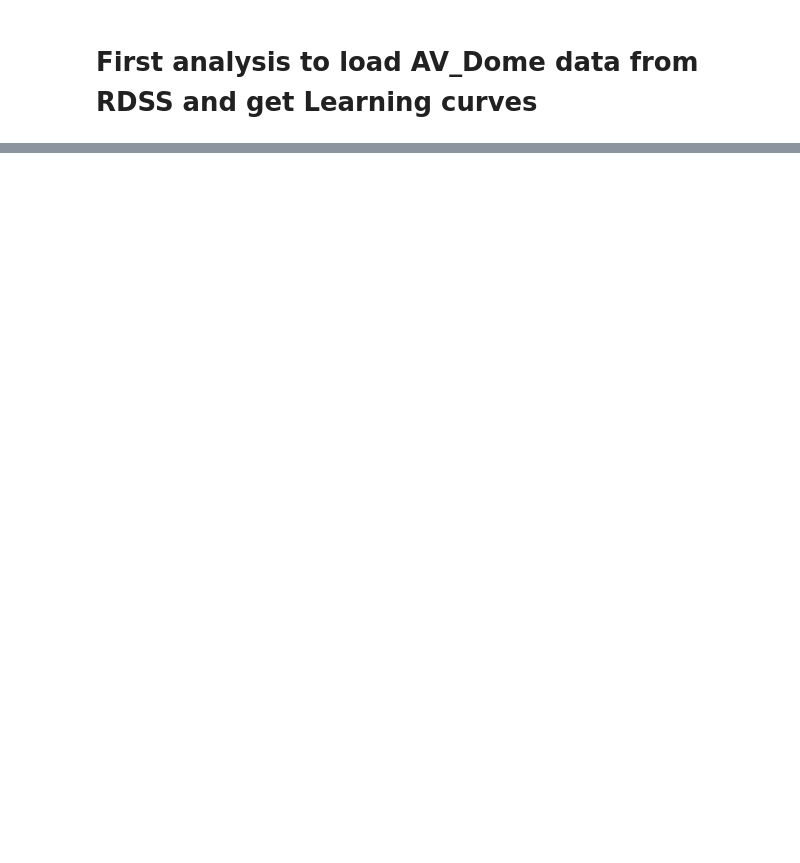
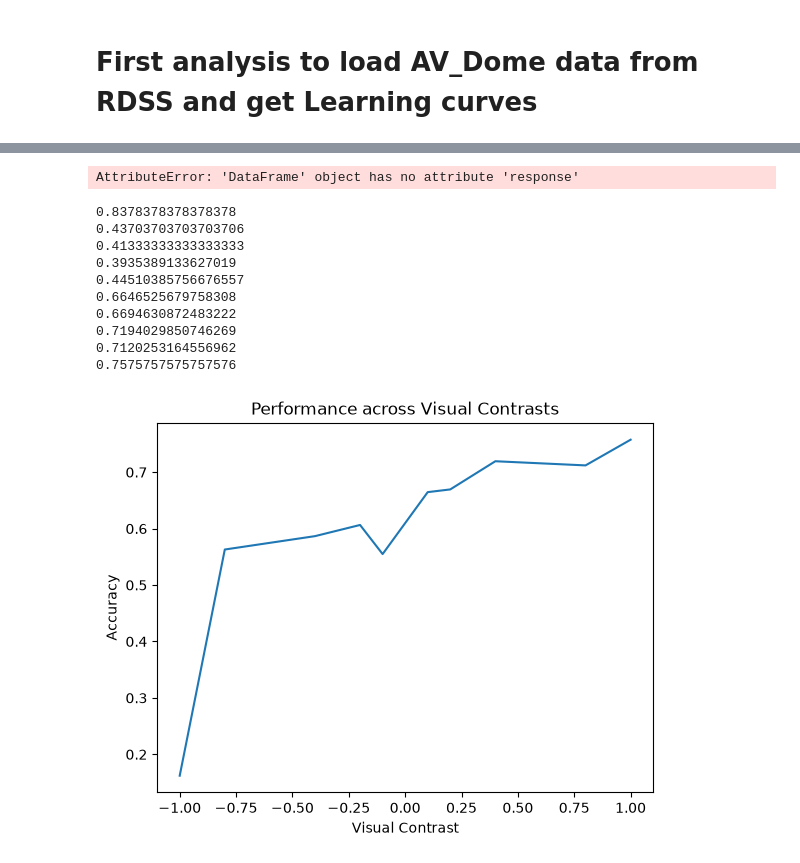
Before and after one commit to ucl-open/av-dome, a Jupyter notebook: analysis/analysis.ipynb, the cells around one changed output, grey strips where cells are left out. Drawn from its saved outputs; the diff is of its cells as text; code cells hidden in the pictures; blank space fills up the shorter version.

```diff
--- a/analysis/analysis.ipynb
+++ b/analysis/analysis.ipynb
@@ -208,0 +61,50 @@ df
+# %%
+# This is where loading is done and anayysis can start...
+
+overall_df = df.copy()
+
+# Current results output doesn't include both_spouts! Need to investigate and add this filter in the future, but for now, skip that mask.
+trialMask = ((df.response == "Correct") | (df.response == "Incorrect"))  # & (df.training_stage == 0)
+df = df.loc[trialMask]
+
+correctResponses = (df.response == "Correct").astype(int)
+print(np.mean(correctResponses))  # Overall accuracy
+# %% [output]
+AttributeError: 'DataFrame' object has no attribute 'response'
+# %%
+visual_contrasts = np.unique(df.visualContrast).astype(float)  # loaded as str...
+visual_contrasts = np.concatenate((-visual_contrasts, visual_contrasts))  # represent left as negative contrasts
+visual_contrasts = np.sort(visual_contrasts)  # ascending order
+
+data = xr.Dataset()
+ds = xr.Dataset()
+for contrast in visual_contrasts:
+    side_str = "Left" if contrast < 0 else "Right"
+    df_contrast = df[(df.visualContrast.astype(float) == np.abs(contrast)) & (df.target_side == side_str)]
+    data[f"contrast_{contrast}"] = df_contrast
+
+    correctResponses = (df_contrast.response == "Correct").astype(int)
+    print(np.mean(correctResponses))  # accuracy
+    ds[f"contrast_{contrast}"] = 1 - np.mean(correctResponses) if contrast < 0 else np.mean(correctResponses)
+#
+
+# data
+# ds
+
+plt.plot(visual_contrasts, ds.to_array().values)
+plt.xlabel("Visual Contrast")
+plt.ylabel("Accuracy")
+plt.title("Performance across Visual Contrasts")
+plt.show()
+# %% [output]
+0.8378378378378378
+0.43703703703703706
+0.41333333333333333
+0.3935389133627019
+0.44510385756676557
+0.6646525679758308
+0.6694630872483222
+0.7194029850746269
+0.7120253164556962
+0.7575757575757576
+[figure, added]
```
Also changed, not shown: parts of 5 cells of this notebook.
